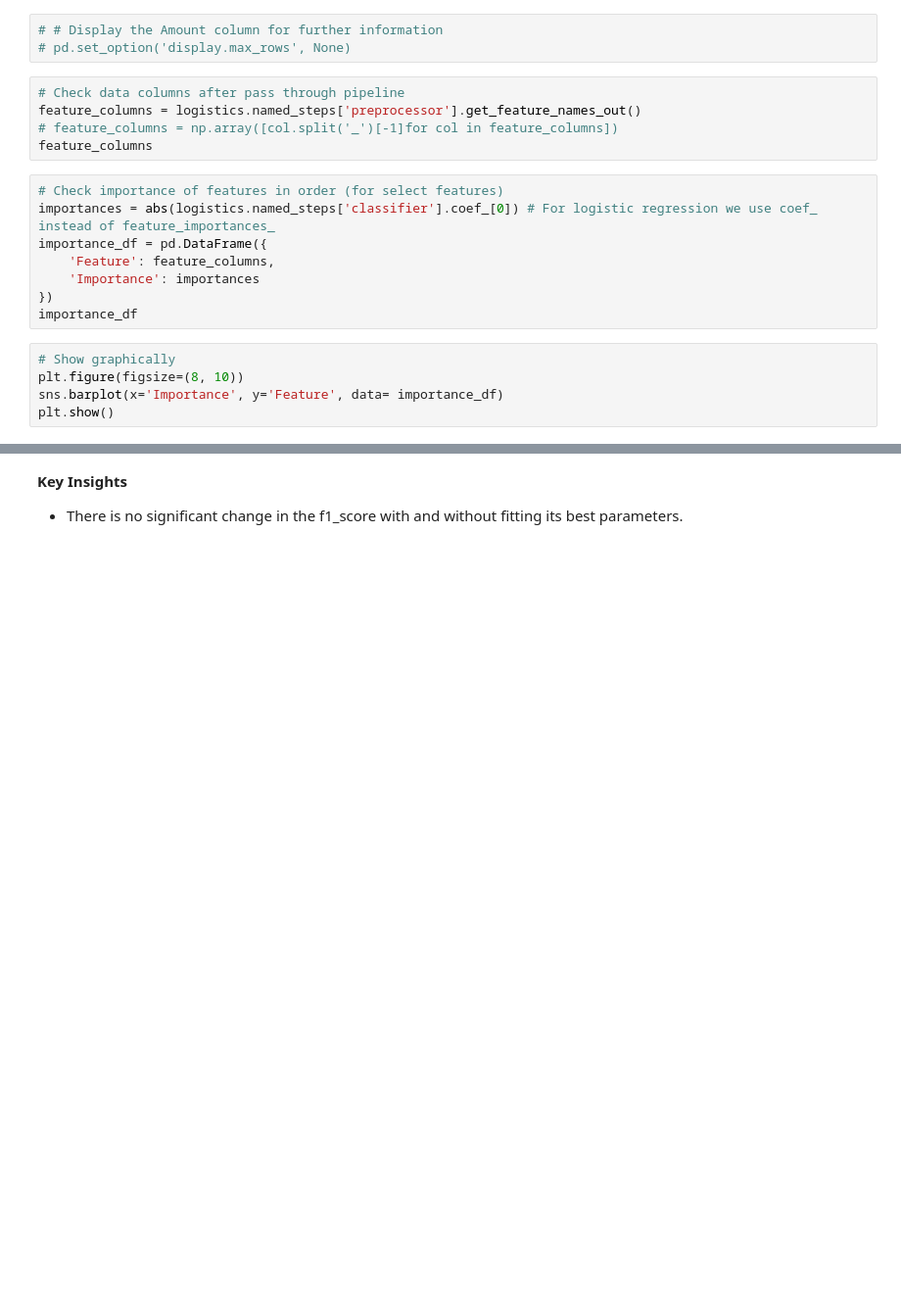
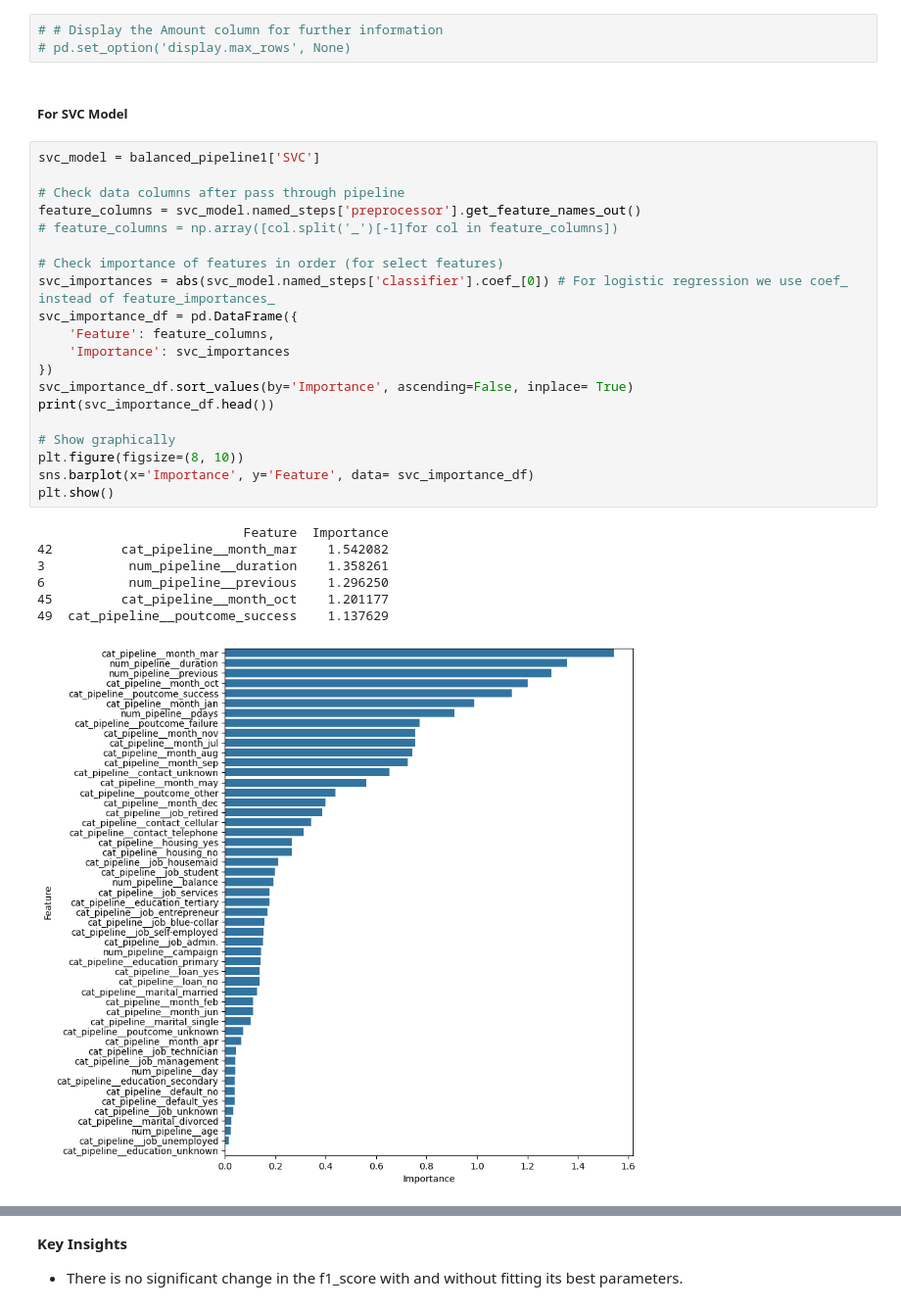
Before and after one commit to Kwamena-A-Yamoah/term-deposit-subscription-prediction, a Jupyter notebook: project.ipynb, the cells around one changed output, grey strips where cells are left out. Shown at 98% size. Cells and saved outputs as stored; diff of their text form; blank space fills up the shorter version.

```diff
--- a/project.ipynb
+++ b/project.ipynb
@@ -1148,21 +1142,33 @@ plt.show()
 # %%
 # # Display the Amount column for further information
 # pd.set_option('display.max_rows', None)
-# %%
-# Check data columns after pass through pipeline
-feature_columns = logistics.named_steps['preprocessor'].get_feature_names_out()
-# feature_columns = np.array([col.split('_')[-1]for col in feature_columns])
-feature_columns
+# %% [markdown]
+##### For SVC Model
 # %%
+svc_model = balanced_pipeline1['SVC']
+
+# Check data columns after pass through pipeline
+feature_columns = svc_model.named_steps['preprocessor'].get_feature_names_out()
+# feature_columns = np.array([col.split('_')[-1]for col in feature_columns])
+
 # Check importance of features in order (for select features)
-importances = abs(logistics.named_steps['classifier'].coef_[0]) # For logistic regression we use coef_ instead of feature_importances_
-importance_df = pd.DataFrame({
+svc_importances = abs(svc_model.named_steps['classifier'].coef_[0]) # For logistic regression we use coef_ instead of feature_importances_
+svc_importance_df = pd.DataFrame({
     'Feature': feature_columns,
-    'Importance': importances
+    'Importance': svc_importances
 })
-importance_df
+svc_importance_df.sort_values(by='Importance', ascending=False, inplace= True)
+print(svc_importance_df.head())
+
+# Show graphically
+plt.figure(figsize=(8, 10))
+sns.barplot(x='Importance', y='Feature', data= svc_importance_df)
+plt.show()
+# %% [output]
+                           Feature  Importance
+42         cat_pipeline__month_mar    1.542082
+3           num_pipeline__duration    1.358261
+6           num_pipeline__previous    1.296250
+45         cat_pipeline__month_oct    1.201177
+49  cat_pipeline__poutcome_success    1.137629
+[figure, added]
-# %%
-# Show graphically
-plt.figure(figsize=(8, 10))
-sns.barplot(x='Importance', y='Feature', data= importance_df)
-plt.show()
```
Also changed, not shown: parts of 39 cells of this notebook, 5 other files.
